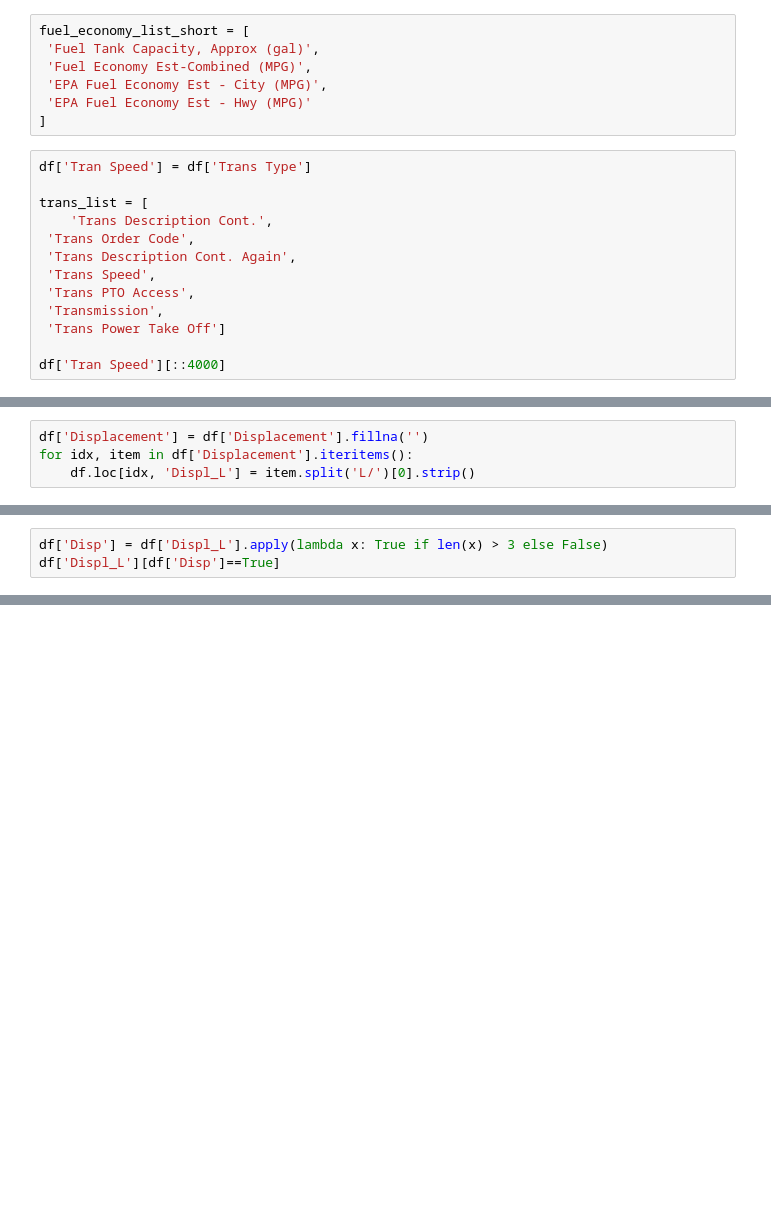
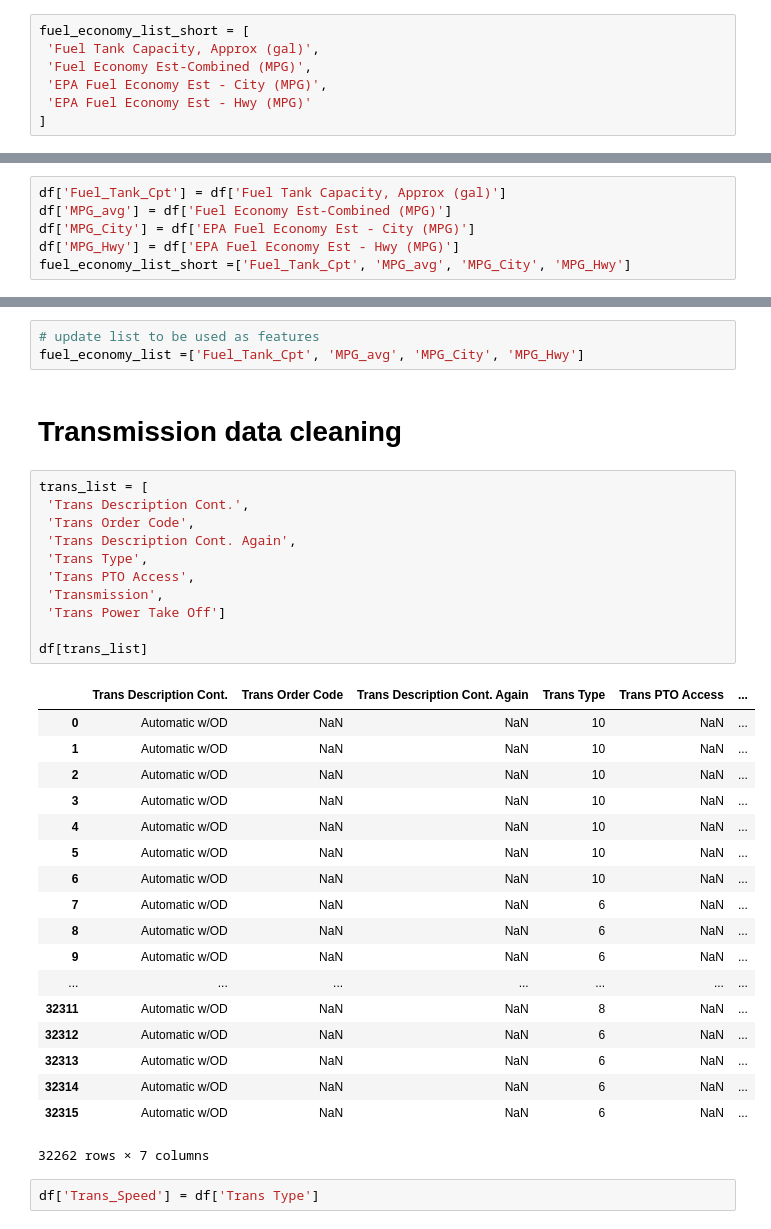
Before and after one commit to datajiang/SpringBoard, a Jupyter notebook: cars-clean.ipynb, the cells around one changed output, grey strips where cells are left out. Saved outputs shown, nothing was run; the diff lists cells and outputs as text; blank space fills up the shorter version.

```diff
--- a/cars-clean.ipynb
+++ b/cars-clean.ipynb
@@ -733,16 +289,3 @@ fuel_economy_list_short = [
  'EPA Fuel Economy Est - City (MPG)',
  'EPA Fuel Economy Est - Hwy (MPG)'
 ]
-# %%
-df['Tran Speed'] = df['Trans Type']
-
-trans_list = [
-    'Trans Description Cont.',
- 'Trans Order Code',
- 'Trans Description Cont. Again',
- 'Trans Speed',
- 'Trans PTO Access',
- 'Transmission',
- 'Trans Power Take Off']
-
-df['Tran Speed'][::4000]
@@ -751,4 +291,0 @@ df['Tran Speed'][::4000]
-# %%
-df['Displacement'] = df['Displacement'].fillna('')
-for idx, item in df['Displacement'].iteritems():
-    df.loc[idx, 'Displ_L'] = item.split('L/')[0].strip()
@@ -764,3 +291,0 @@ Name: Displ_L, dtype: object
-# %%
-df['Disp'] = df['Displ_L'].apply(lambda x: True if len(x) > 3 else False)
-df['Displ_L'][df['Disp']==True]
@@ -790,0 +292,6 @@ df['Displ_L'].astype('float')
+# %%
+df['Fuel_Tank_Cpt'] = df['Fuel Tank Capacity, Approx (gal)']
+df['MPG_avg'] = df['Fuel Economy Est-Combined (MPG)']
+df['MPG_City'] = df['EPA Fuel Economy Est - City (MPG)']
+df['MPG_Hwy'] = df['EPA Fuel Economy Est - Hwy (MPG)']
+fuel_economy_list_short =['Fuel_Tank_Cpt', 'MPG_avg', 'MPG_City', 'MPG_Hwy']
@@ -790,0 +379,37 @@ df['Displ_L'].astype('float')
+# %%
+# update list to be used as features
+fuel_economy_list =['Fuel_Tank_Cpt', 'MPG_avg', 'MPG_City', 'MPG_Hwy']
+# %% [markdown]
+# Transmission data cleaning
+# %%
+trans_list = [
+ 'Trans Description Cont.',
+ 'Trans Order Code',
+ 'Trans Description Cont. Again',
+ 'Trans Type',
+ 'Trans PTO Access',
+ 'Transmission',
+ 'Trans Power Take Off']
+
+df[trans_list]
+# %% [output]
+|  | Trans Description Cont. | Trans Order Code | Trans Description Cont. Again | Trans Type | Trans PTO Access | ... |
+| 0 | Automatic w/OD | NaN | NaN | 10 | NaN | ... |
+| 1 | Automatic w/OD | NaN | NaN | 10 | NaN | ... |
+| 2 | Automatic w/OD | NaN | NaN | 10 | NaN | ... |
+| 3 | Automatic w/OD | NaN | NaN | 10 | NaN | ... |
+| 4 | Automatic w/OD | NaN | NaN | 10 | NaN | ... |
+| 5 | Automatic w/OD | NaN | NaN | 10 | NaN | ... |
+| 6 | Automatic w/OD | NaN | NaN | 10 | NaN | ... |
+| 7 | Automatic w/OD | NaN | NaN | 6 | NaN | ... |
+| 8 | Automatic w/OD | NaN | NaN | 6 | NaN | ... |
+| 9 | Automatic w/OD | NaN | NaN | 6 | NaN | ... |
+| ... | ... | ... | ... | ... | ... | ... |
+| 32311 | Automatic w/OD | NaN | NaN | 8 | NaN | ... |
+| 32312 | Automatic w/OD | NaN | NaN | 6 | NaN | ... |
+| 32313 | Automatic w/OD | NaN | NaN | 6 | NaN | ... |
+| 32314 | Automatic w/OD | NaN | NaN | 6 | NaN | ... |
+| 32315 | Automatic w/OD | NaN | NaN | 6 | NaN | ... |
+32262 rows × 7 columns
+# %%
+df['Trans_Speed'] = df['Trans Type']
```
Also changed, not shown: parts of 216 cells of this notebook.
